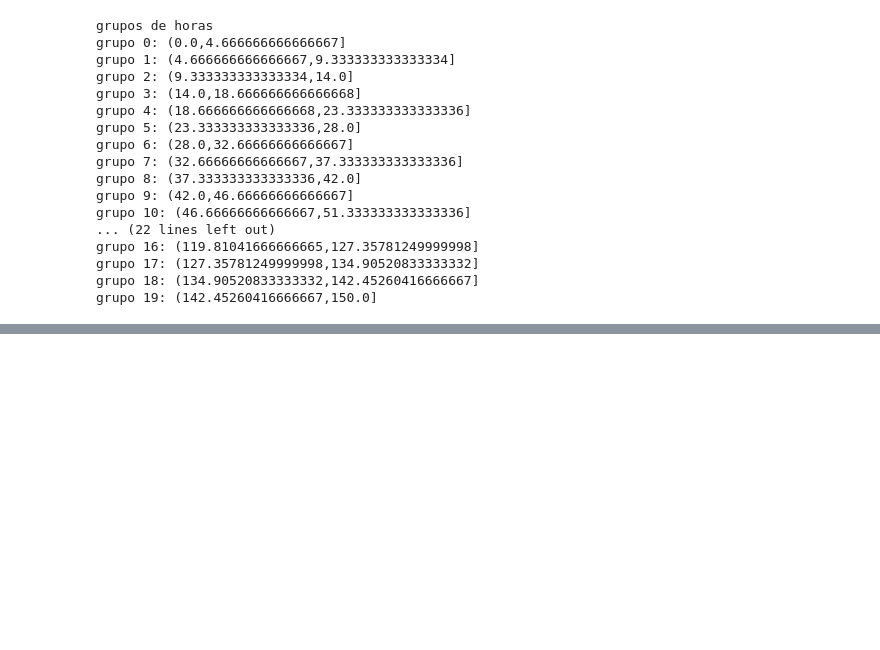
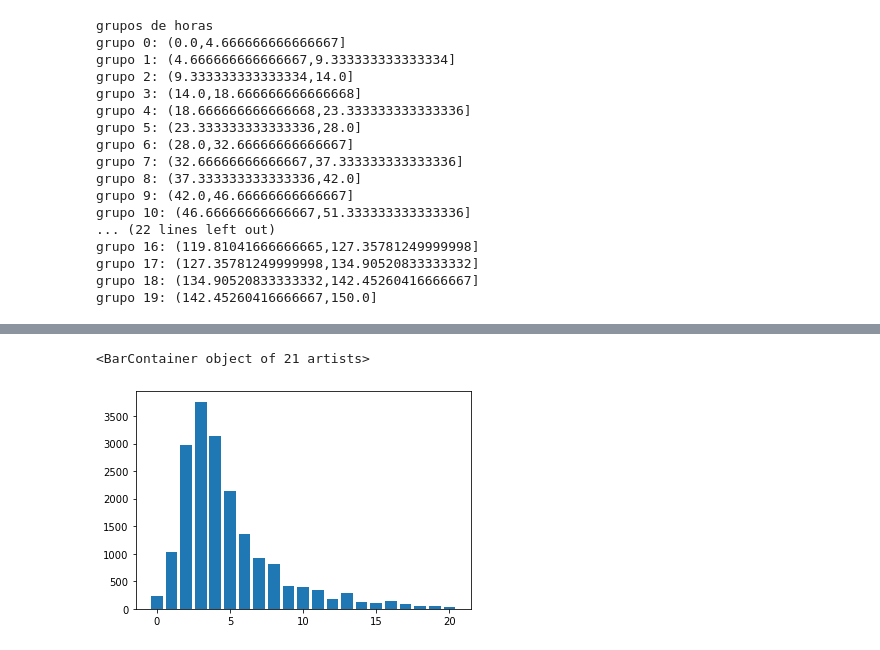
Before and after one commit to mTrujillf/inferencia, a Jupyter notebook: inferencia3.ipynb, the cells around one changed output, grey strips where cells are left out. Cells and saved outputs as stored; diff of their text form; code cells hidden in the pictures; blank space fills up the shorter version.

```diff
--- a/inferencia3.ipynb
+++ b/inferencia3.ipynb
@@ -228,0 +344,8 @@ plt.bar(x,y)
+# %%
+y = df_hombres['grupo_ganancia_hora'].value_counts()
+x = y.keys()
+y = y.values
+plt.bar(x,y)
+# %% [output]
+<BarContainer object of 21 artists>
+[figure, added]
```
Also changed, not shown: parts of 27 cells of this notebook.
